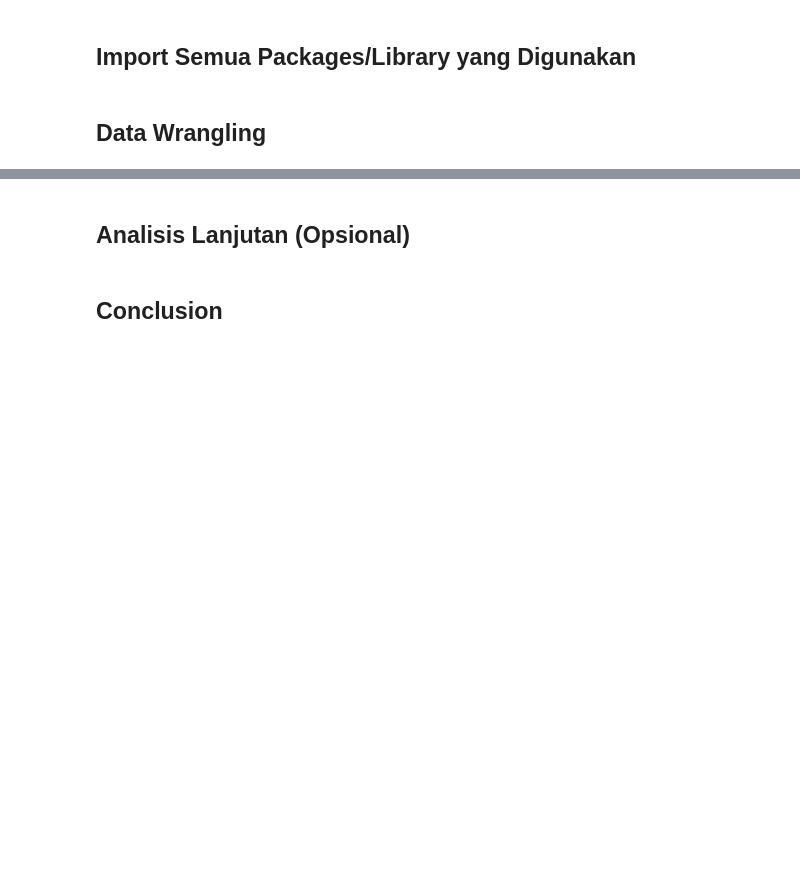
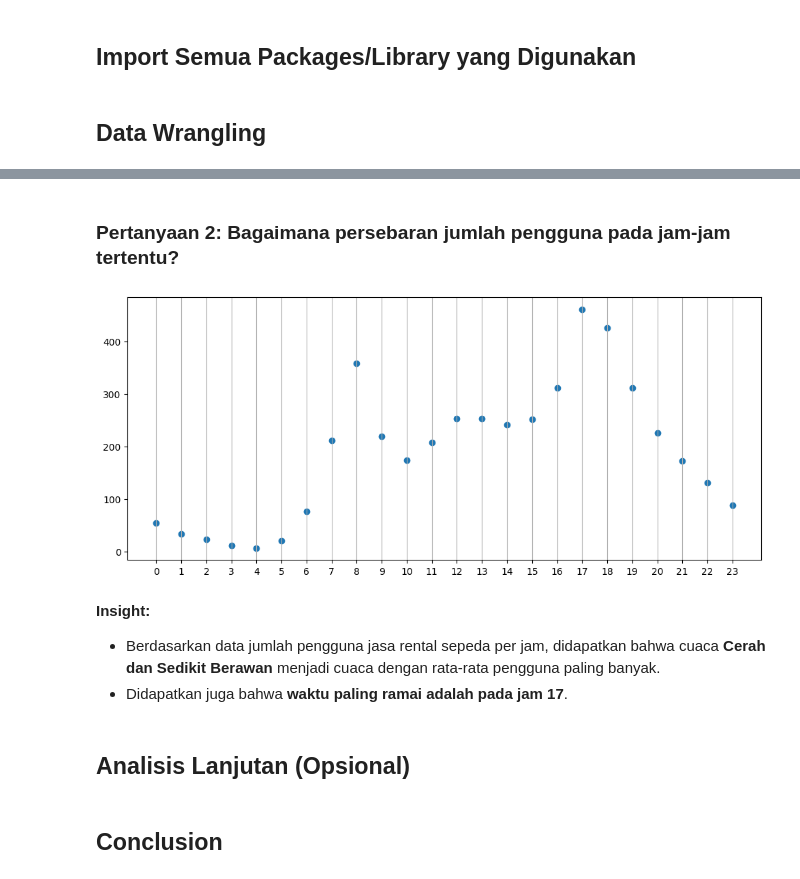
Before and after one commit to evanmantan/dicoding-data-analysis, a Jupyter notebook: notebook.ipynb, the cells around one changed output, grey strips where cells are left out. Cells and saved outputs as stored; diff of their text form; code cells hidden in the pictures; blank space fills up the shorter version.

```diff
--- a/notebook.ipynb
+++ b/notebook.ipynb
@@ -55,3 +462,18 @@ import seaborn as sns
+# %% [markdown]
+### Pertanyaan 2: Bagaimana persebaran jumlah pengguna pada jam-jam tertentu?
+# %%
+agg_data = clean_hour_df.groupby("hr")["cnt"].agg(["mean"]).reset_index()
+plt.figure(figsize=(12,5))
+plt.xticks(np.arange(24))
+plt.grid(True, axis="x")
+plt.scatter(agg_data["hr"], agg_data["mean"])
+plt.show()
+# %% [output]
+[figure, added]
+# %% [markdown]
+**Insight:**
+- Berdasarkan data jumlah pengguna jasa rental sepeda per jam, didapatkan bahwa cuaca **Cerah dan Sedikit Berawan** menjadi cuaca dengan rata-rata pengguna paling banyak.
+- Didapatkan juga bahwa **waktu paling ramai adalah pada jam 17**.
 # %% [markdown]
 ## Analisis Lanjutan (Opsional)
 # %% [markdown]
```
Also changed, not shown: parts of 69 cells of this notebook, 3 other files.
